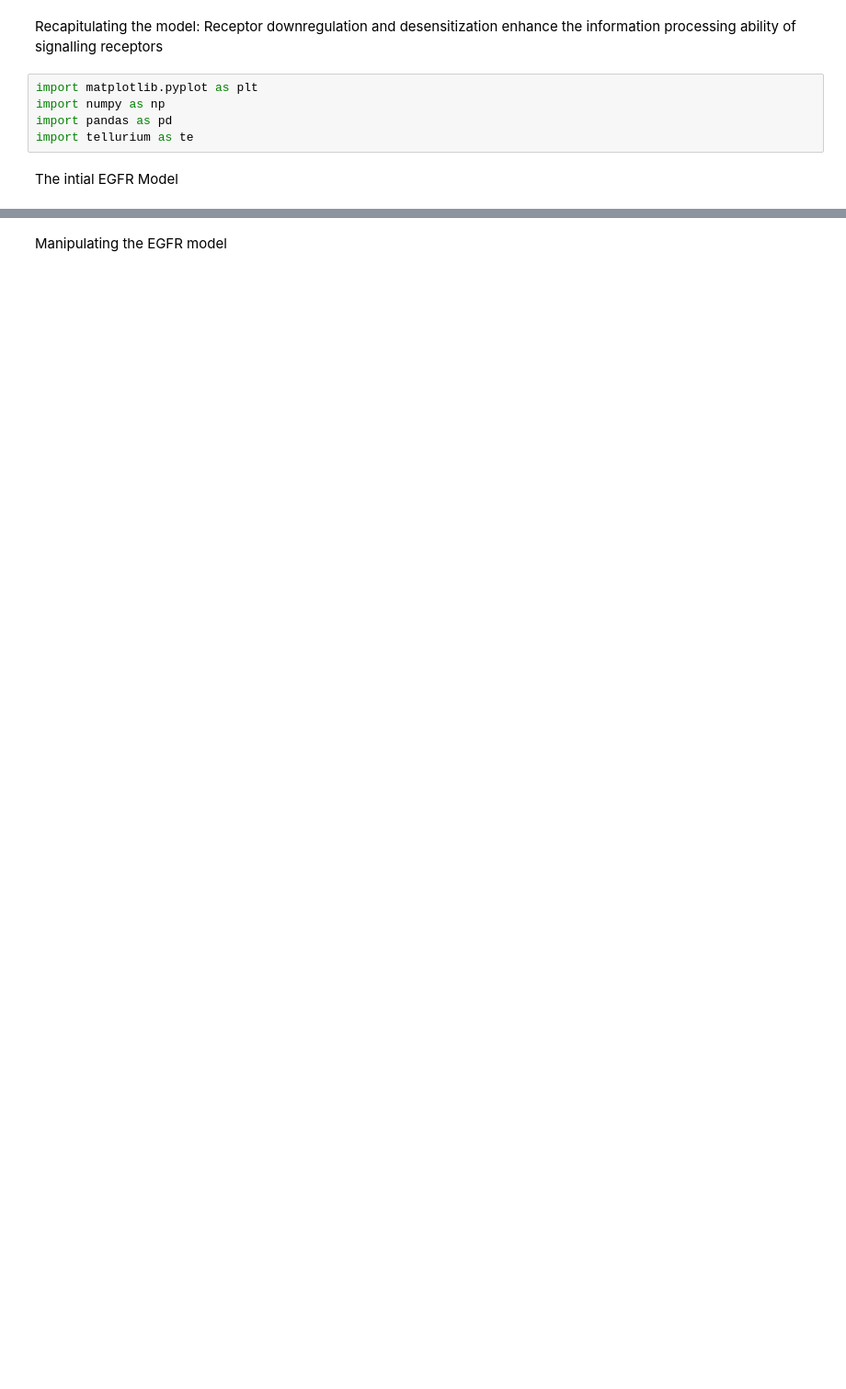
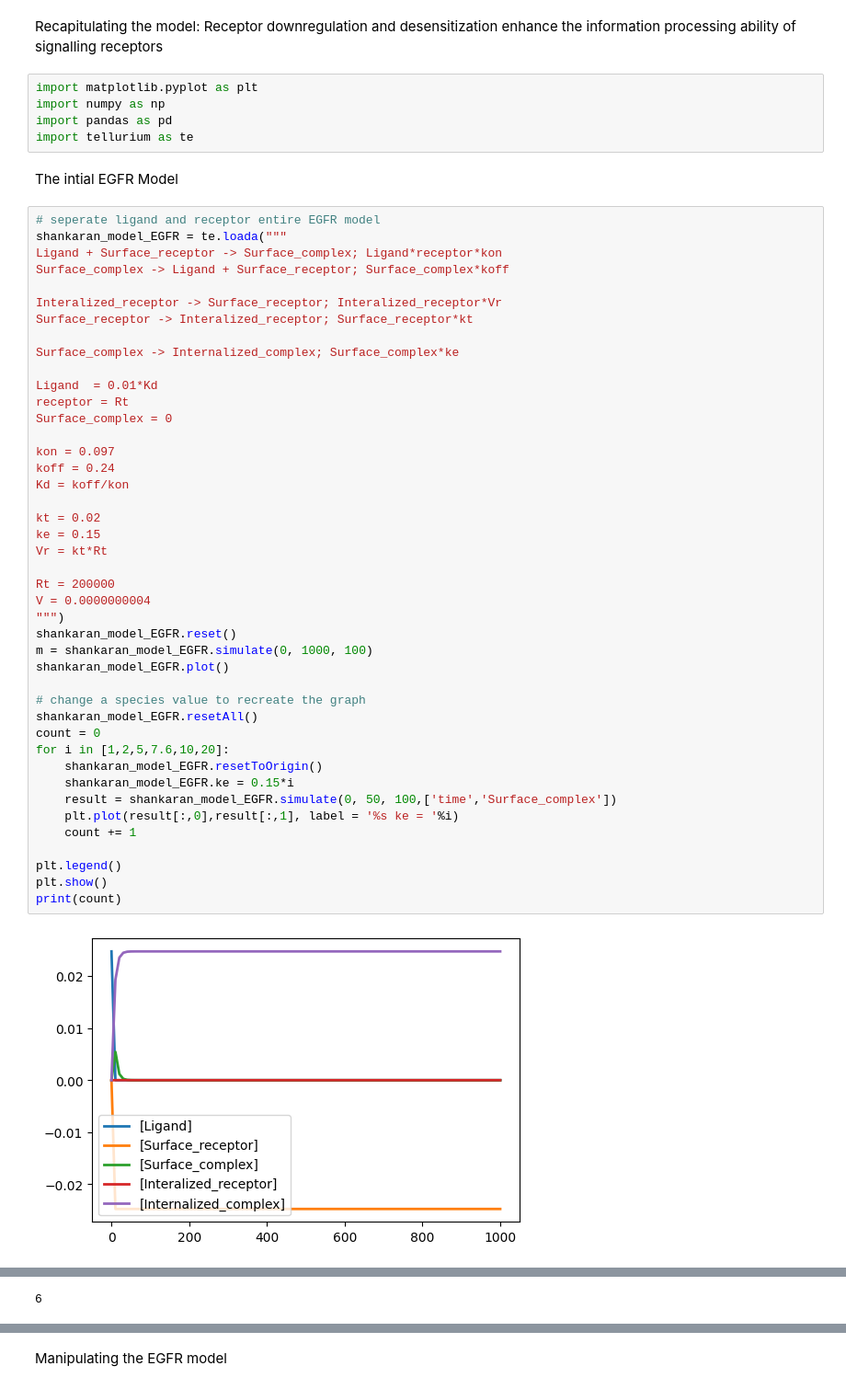
Before and after one commit to Ara101/Recapitulating-Shankaran2007-GPCR-model, a Jupyter notebook: GPCR_model/Shankaran_model.ipynb, the cells around one changed output, grey strips where cells are left out. Shown at 92% size. Saved outputs shown, nothing was run; the diff lists cells and outputs as text; blank space fills up the shorter version.

```diff
--- a/GPCR_model/Shankaran_model.ipynb
+++ b/GPCR_model/Shankaran_model.ipynb
@@ -7,3 +7,48 @@ import pandas as pd
 import tellurium as te
 # %% [markdown]
 The intial EGFR Model
+# %%
+# seperate ligand and receptor entire EGFR model
+shankaran_model_EGFR = te.loada("""
+Ligand + Surface_receptor -> Surface_complex; Ligand*receptor*kon
+Surface_complex -> Ligand + Surface_receptor; Surface_complex*koff
+
+Interalized_receptor -> Surface_receptor; Interalized_receptor*Vr
+Surface_receptor -> Interalized_receptor; Surface_receptor*kt
+
+Surface_complex -> Internalized_complex; Surface_complex*ke
+
+Ligand  = 0.01*Kd
+receptor = Rt
+Surface_complex = 0
+
+kon = 0.097
+koff = 0.24
+Kd = koff/kon
+
+kt = 0.02
+ke = 0.15
+Vr = kt*Rt
+
+Rt = 200000
+V = 0.0000000004
+""")
+shankaran_model_EGFR.reset()
+m = shankaran_model_EGFR.simulate(0, 1000, 100)
+shankaran_model_EGFR.plot()
+
+# change a species value to recreate the graph
+shankaran_model_EGFR.resetAll()
+count = 0
+for i in [1,2,5,7.6,10,20]:
+    shankaran_model_EGFR.resetToOrigin()
+    shankaran_model_EGFR.ke = 0.15*i
+    result = shankaran_model_EGFR.simulate(0, 50, 100,['time','Surface_complex'])
+    plt.plot(result[:,0],result[:,1], label = '%s ke = '%i)
+    count += 1
+
+plt.legend()
+plt.show()
+print(count)
+# %% [output]
+[figure, added]
@@ -10 +56,2 @@ The intial EGFR Model
+6
 # %%
```
Also changed, not shown: parts of 12 cells of this notebook.
